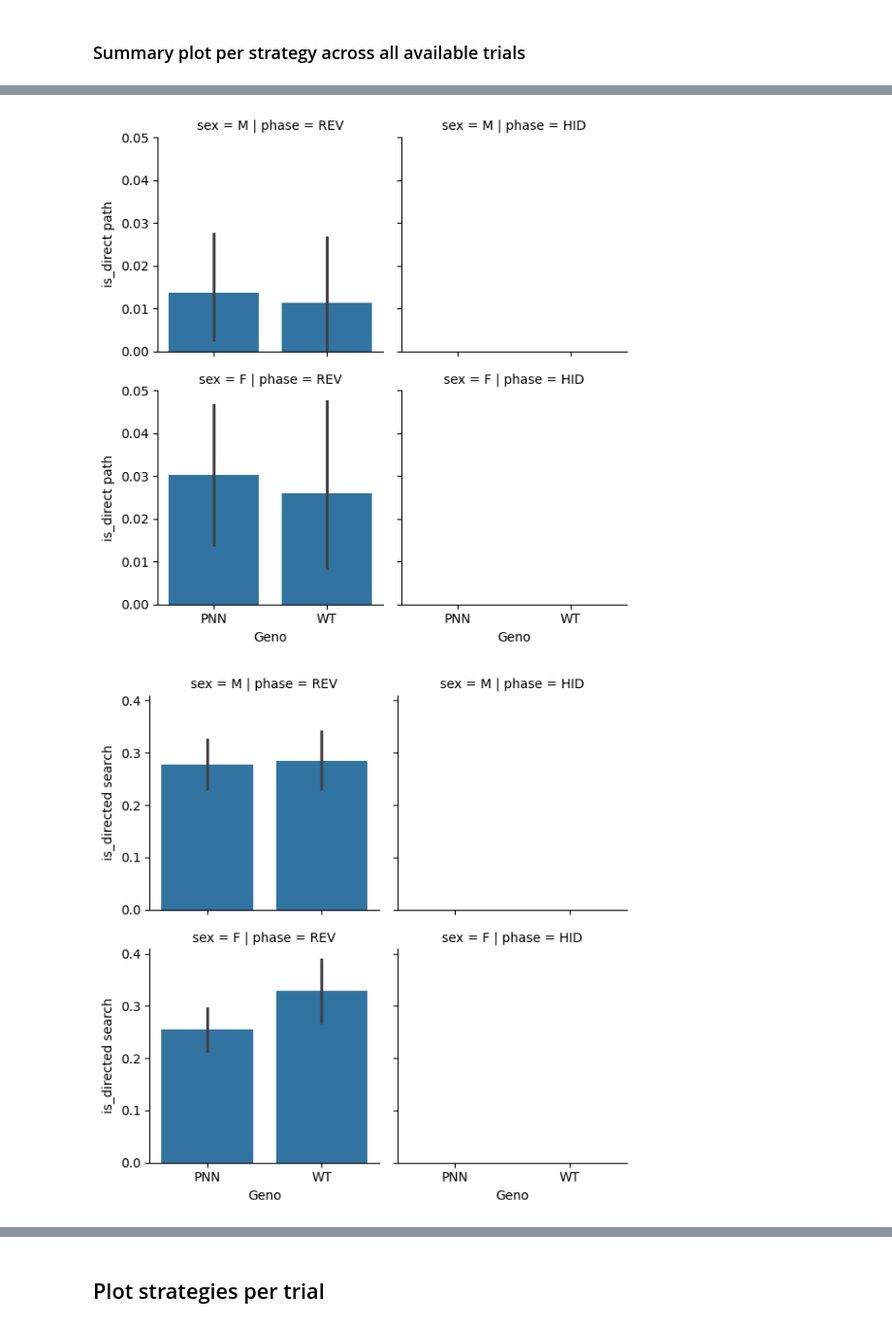
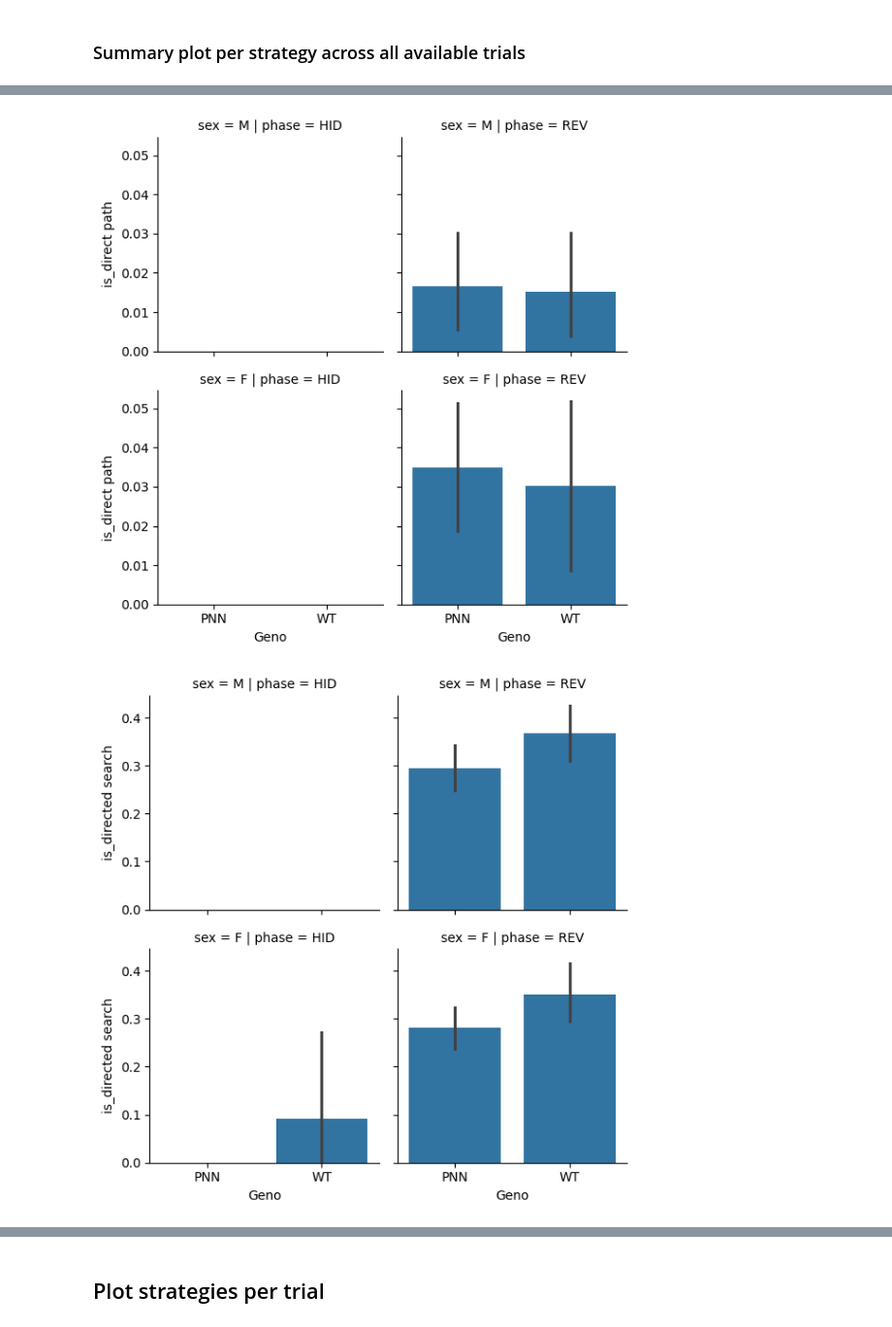
Before and after one commit to tristanstoeber/alexander2024behavioral, a Jupyter notebook: 02_strategy_classification.ipynb, the cells around one changed output, grey strips where cells are left out. Shown: that part at 97% size. Drawn from its saved outputs; the diff is of its cells as text; code cells hidden in the pictures.

```diff
--- a/02_strategy_classification.ipynb
+++ b/02_strategy_classification.ipynb
@@ -68,6 +69,22 @@ df_genotypes.set_index('Subj', inplace=True)
 # merge both
 df_info = pd.merge(df_info, df_genotypes[['sex', 'Geno']], left_on='animal_id', right_index=True, how='left')
 df_info.reset_index(drop=True, inplace=True)
+# %%
+# add experimental day
+df_info['exp_day'] = np.nan
+
+# 1. during HID phase
+sel = ((df_info['phase'] == 'HID') & (df_info['day'] == 'probe'))
+df_info.loc[sel, 'exp_day'] = 5
+
+# 2. during Rev phase
+# a) training
+sel = ((df_info['phase'] == 'REV') & (df_info['day'] != 'probe'))
+df_info.loc[sel, 'exp_day'] = df_info.loc[sel, 'day'].astype(int)+5
+
+# b) probe
+sel = ((df_info['phase'] == 'REV') & (df_info['day'] == 'probe'))
+df_info.loc[sel, 'exp_day'] = 14
 # %% [markdown]
 ### Extract old platform location based on probe trial from initial learning.
 The data does not explicitly state the location of the old platform during reversal learning.
@@ -75,7 +92,7 @@ Therefore we take the position of the non-existing platform of the probe trial.
 # %%
 idx_hid_probe = (
     (df_info['phase']=='HID') &
-    (df_info['trial'] == 'Probe'))
+    (df_info['day'] == 'probe'))
 df_info_hid_prob = df_info[idx_hid_probe][['animal_id', 'platform_pos']]
 df_info_hid_prob.rename(columns={'platform_pos': 'xy_pltfrm_old'}, inplace=True)
 df_info = df_info.merge(df_info_hid_prob, on='animal_id', how='left')
@@ -141,0 +102,13 @@ for i, gp_i in tqdm(gp_pts):
+# %%
+
+# Enable ordering across experimental type, day and trial
+ls_df_info_i = []
+for i in df_info['animal_id'].unique():
+    df_info_i = df_info[df_info['animal_id'] == i]
+    df_info_i = df_info_i.sort_values(['Geno', 'phase', 'day', 'trial'])
+    df_info_i['order'] = np.arange(len(df_info_i))
+    df_info_i['grp_day_trial'] = df_info_i['phase'] + '_' + df_info_i['day'].astype(str) + '_' + df_info_i['trial'].astype(str)
+    df_info_i['grp_day'] = df_info_i['phase'] + '_' + df_info_i['day'].astype(str)
+    ls_df_info_i.append(df_info_i)
+df_info = pd.concat(ls_df_info_i)
+df_info = df_info.reset_index(drop=True)
@@ -143,7 +192,7 @@ for i, gp_i in tqdm(gp_pts):
 ## Classify Strategy
 # %%
 fname_res = 'data/strategy/df_res.pckl'
-compute=False
+compute=True
 # %%
 if compute:
     ls_res = []
@@ -253,7 +424,7 @@ df_info = df_info.join(df_res)
 ### Summary plot per strategy across all available trials
 # %%
 for strat_i in np.unique(df_info['strategy_name']):
-    df_info['is_'+strat_i] = df_info['strategy_name']==sttrainingrat_i
+    df_info['is_'+strat_i] = df_info['strategy_name']==strat_i
 
 for strat_i in np.unique(df_info['strategy_name']):
 
@@ -268,2 +439,2 @@ for strat_i in np.unique(df_info['strategy_name']):
-[figure, old version]
+[figure, new version]
-[figure, old version]
+[figure, new version]
```
Also changed, not shown: parts of 35 cells of this notebook, 3 other files.
